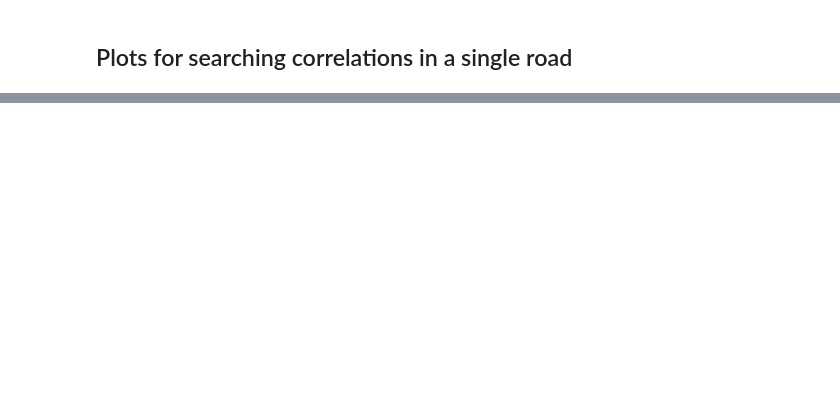
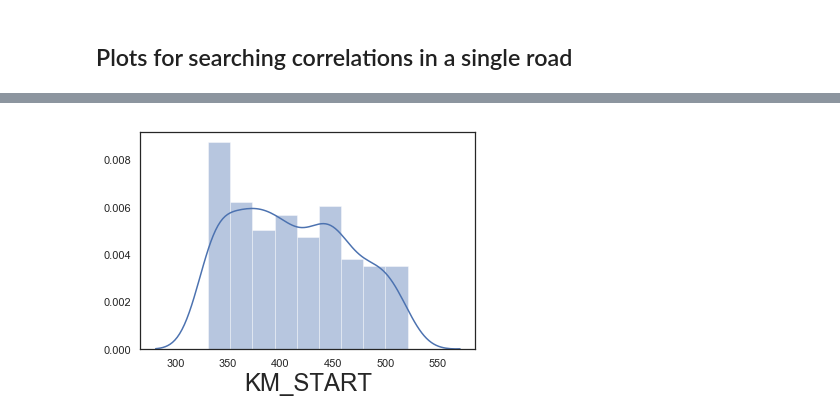
Before and after one commit to gianpy15/DMProject, a Jupyter notebook: notebooks/data_visualization.ipynb, the cells around one changed output, grey strips where cells are left out. Drawn from its saved outputs; the diff is of its cells as text; code cells hidden in the pictures; blank space fills up the shorter version.

```diff
--- a/notebooks/data_visualization.ipynb
+++ b/notebooks/data_visualization.ipynb
@@ -95,0 +137,3 @@ sns.pairplot(df_to_plot);
+# %%
+ev_df = events_df[events_df.KEY == street].sort_values([KM_START, START_DATETIME])
+ev_df.describe()
@@ -95,0 +156,4 @@ sns.pairplot(df_to_plot);
+# %%
+sns.distplot(ev_df[KM_START]);
+# %% [output]
+[figure, added]
```
Also changed, not shown: parts of 15 cells of this notebook, 3 other files.
